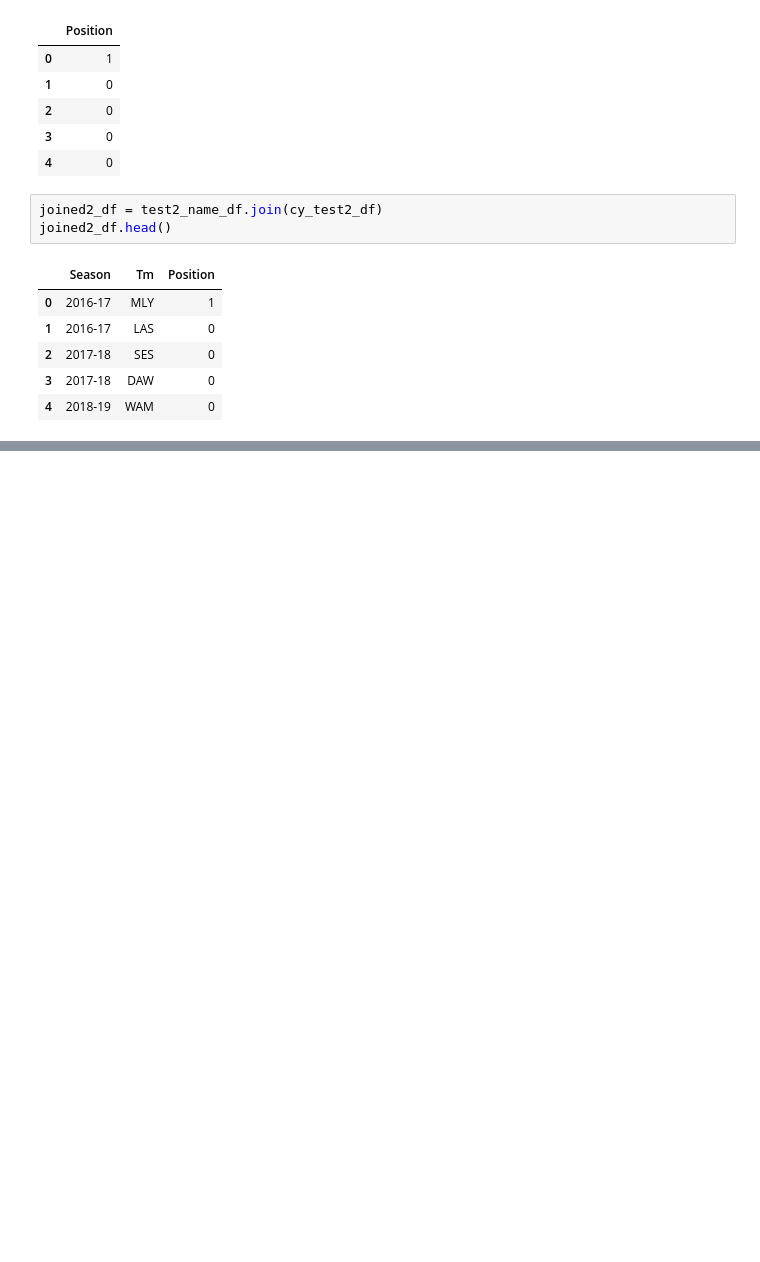
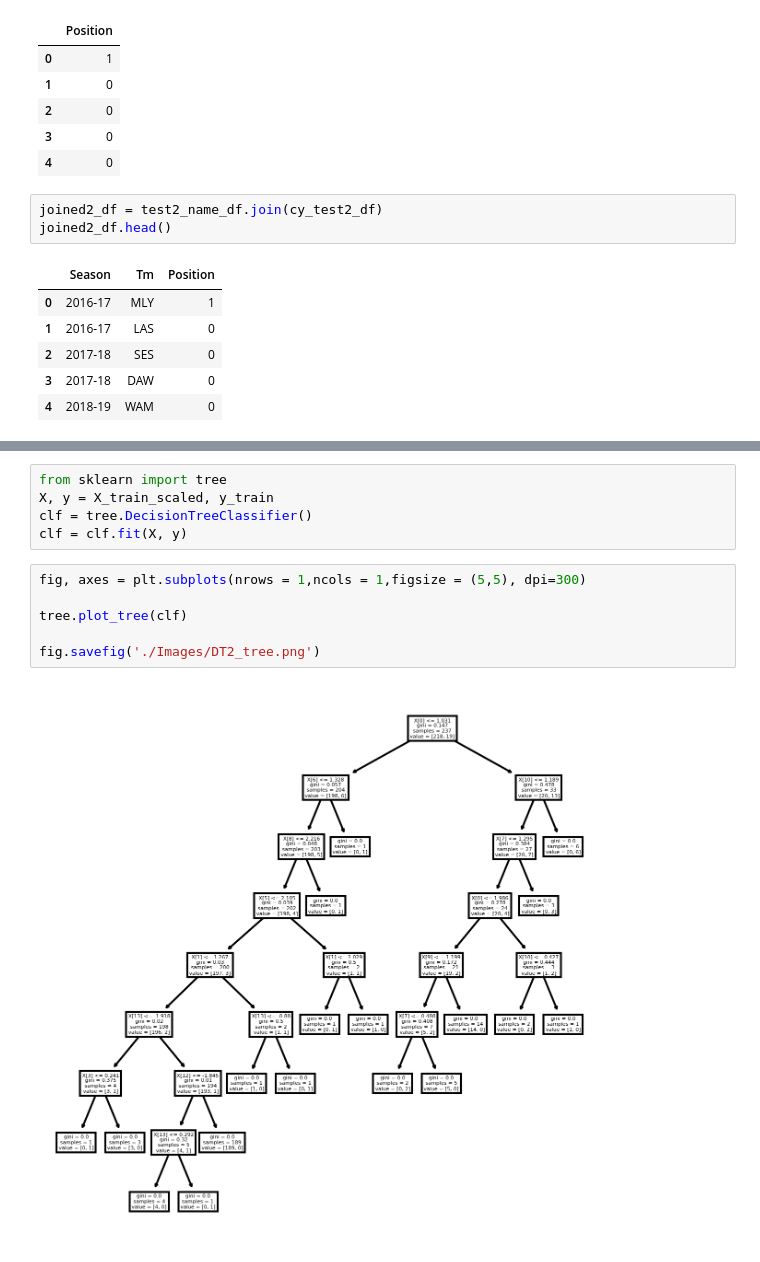
Before and after one commit to l-aldarondo/Sports-Predictions, a Jupyter notebook: Decision_Tree_Model.ipynb, the cells around one changed output, grey strips where cells are left out. Drawn from its saved outputs; the diff is of its cells as text; blank space fills up the shorter version.

Commit message:
Updating ML models and uploading images

```diff
--- a/Decision_Tree_Model.ipynb
+++ b/Decision_Tree_Model.ipynb
@@ -601,0 +660,13 @@ joined2_df.head()
+# %%
+from sklearn import tree
+X, y = X_train_scaled, y_train
+clf = tree.DecisionTreeClassifier()
+clf = clf.fit(X, y)
+# %%
+fig, axes = plt.subplots(nrows = 1,ncols = 1,figsize = (5,5), dpi=300)
+
+tree.plot_tree(clf)
+
+fig.savefig('./Images/DT2_tree.png')
+# %% [output]
+[figure, added]
```
Also changed, not shown: parts of 31 cells of this notebook, 6 other files.
